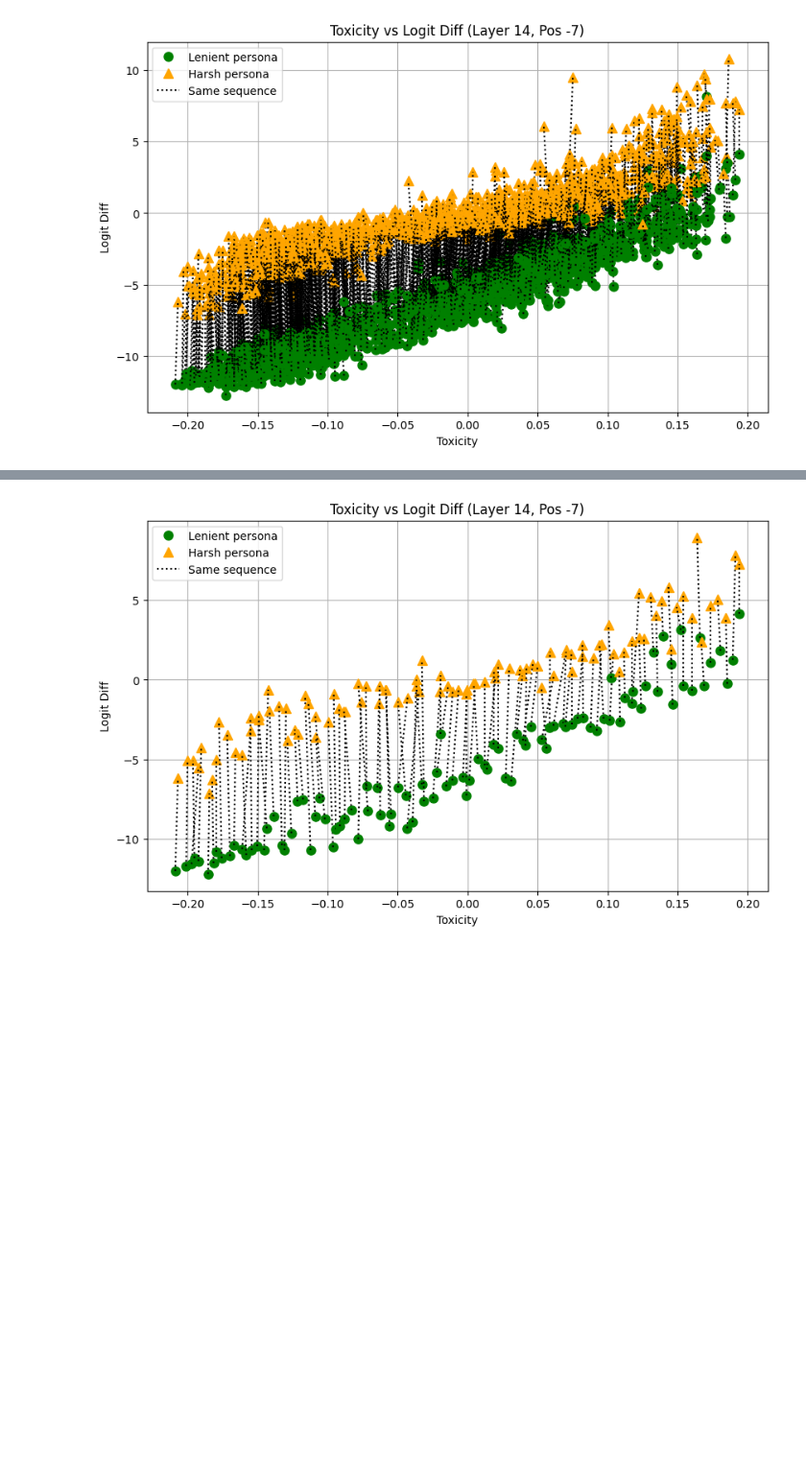
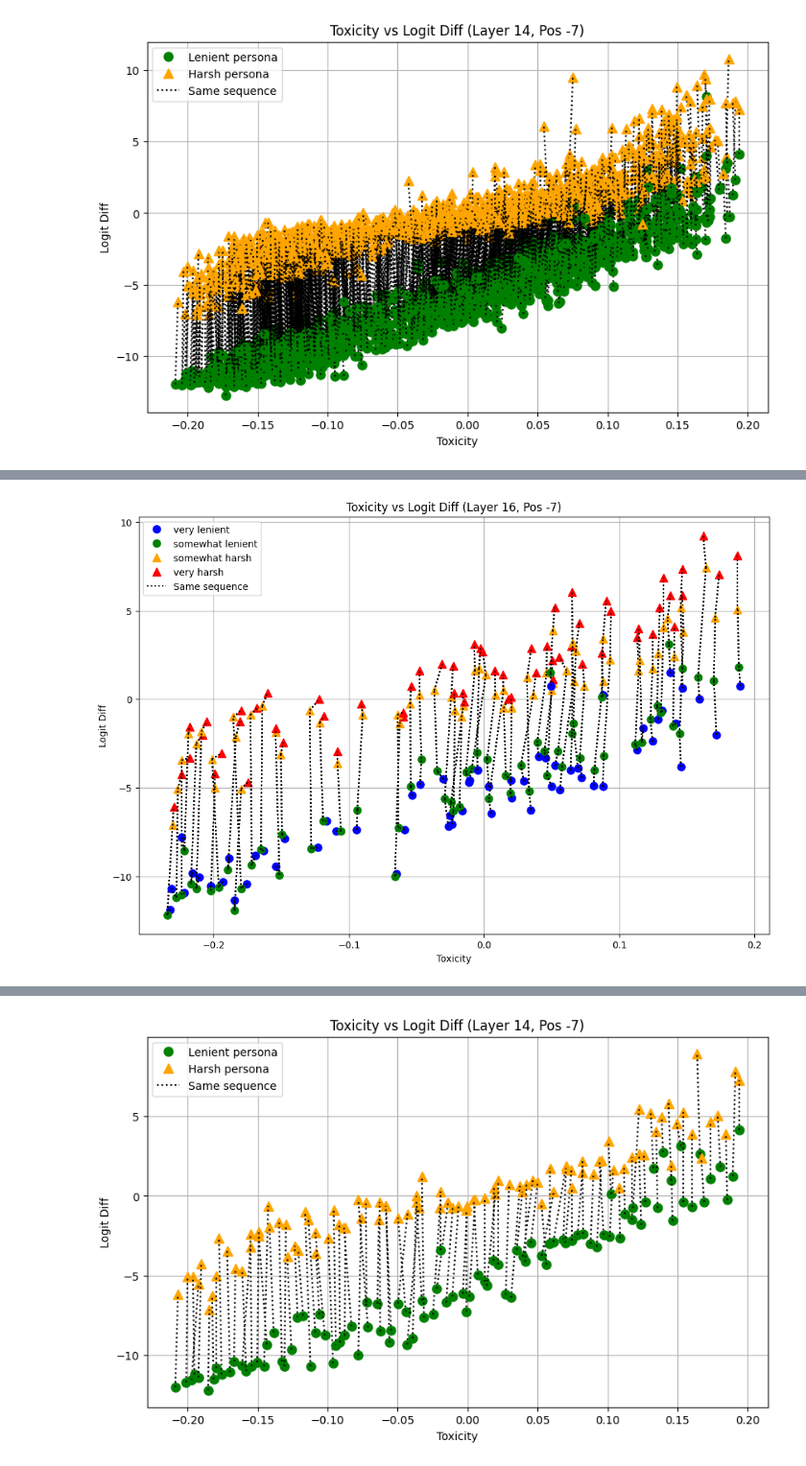
Before and after one commit to abhay-sheshadri/quirky_interp, a Jupyter notebook: evaluate_representation.ipynb, the cells around one changed output, grey strips where cells are left out. Shown at 96% size. Drawn from its saved outputs; the diff is of its cells as text; code cells hidden in the pictures; blank space fills up the shorter version.

```diff
--- a/evaluate_representation.ipynb
+++ b/evaluate_representation.ipynb
@@ -226,0 +413,7 @@ create_toxicity_plot(results[-7], title="Toxicity vs Logit Diff (Layer 14, Pos -
+# %%
+bins_dict = bin_results(results[16][-7])
+binned_results = [bins_dict[i][0] for i in range(len(bins_dict)) if len(bins_dict[i]) > 0]
+
+create_toxicity_plot_multiple_personas(binned_results, title="Toxicity vs Logit Diff (Layer 16, Pos -7)", y_axis="LD", y_label="Logit Diff")
+# %% [output]
+[figure, added]
```
Also changed, not shown: parts of 28 cells of this notebook.
